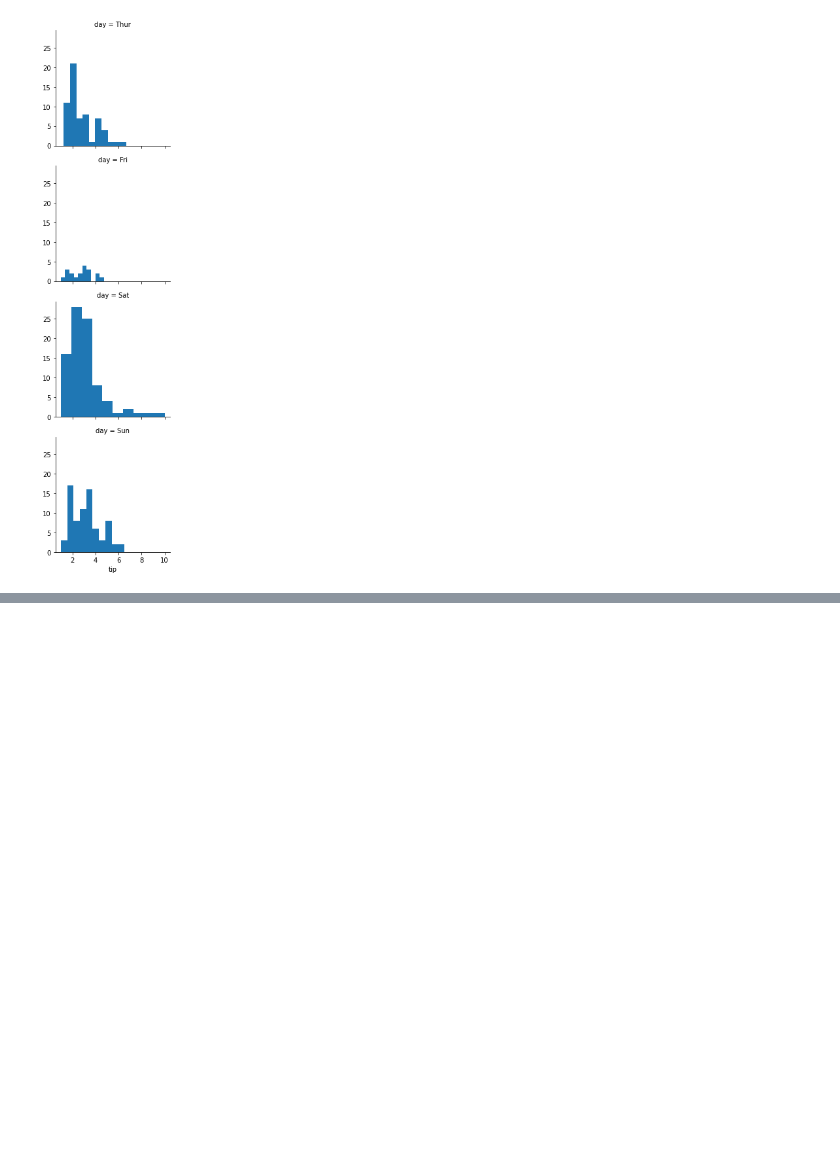
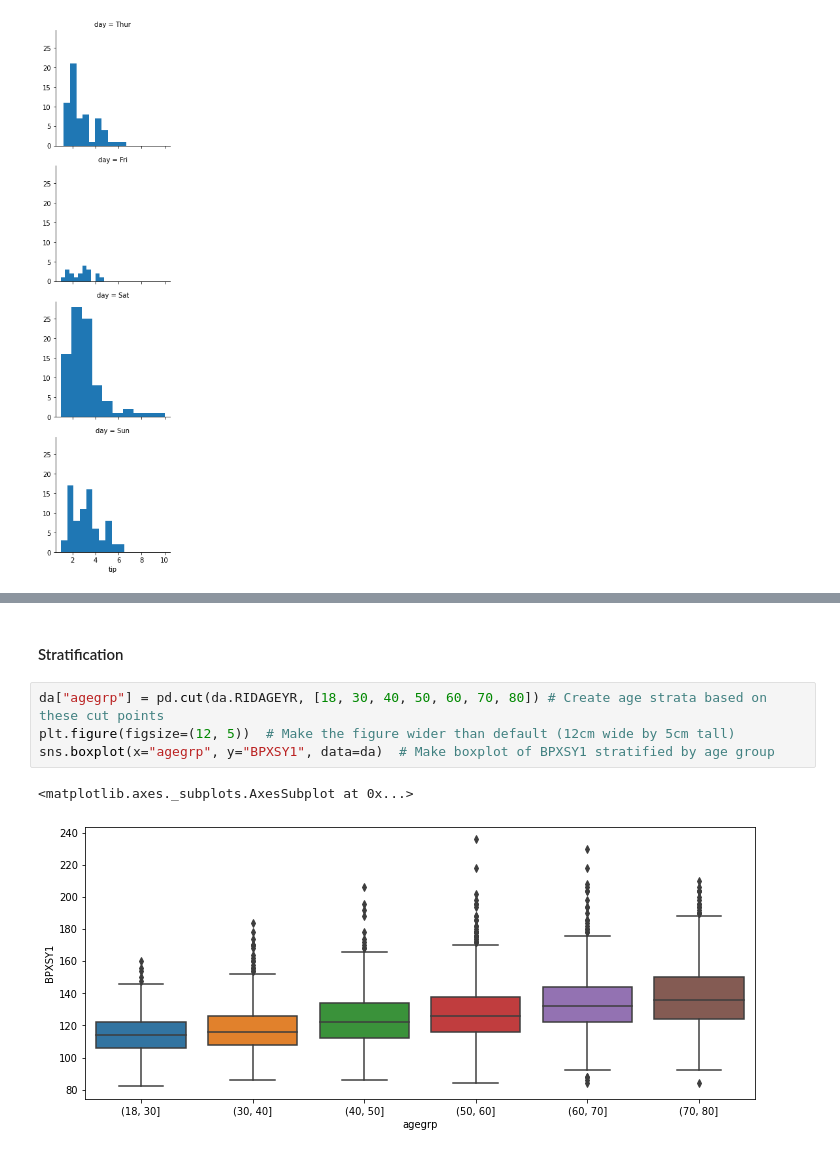
Before and after one commit to Gokulvasan-V/Coursera_practice, a Jupyter notebook: Understanding_and_Visualizing_Data_with_Python.ipynb, the cells around one changed output, grey strips where cells are left out. Saved outputs shown, nothing was run; the diff lists cells and outputs as text; blank space fills up the shorter version.

```diff
--- a/Understanding_and_Visualizing_Data_with_Python.ipynb
+++ b/Understanding_and_Visualizing_Data_with_Python.ipynb
@@ -769,0 +909,9 @@ plt.show()
+# %% [markdown]
+#### Stratification
+# %%
+da["agegrp"] = pd.cut(da.RIDAGEYR, [18, 30, 40, 50, 60, 70, 80]) # Create age strata based on these cut points
+plt.figure(figsize=(12, 5))  # Make the figure wider than default (12cm wide by 5cm tall)
+sns.boxplot(x="agegrp", y="BPXSY1", data=da)  # Make boxplot of BPXSY1 stratified by age group
+# %% [output]
+<matplotlib.axes._subplots.AxesSubplot at 0x...>
+[figure, added]
```
Also changed, not shown: parts of 27 cells of this notebook.
